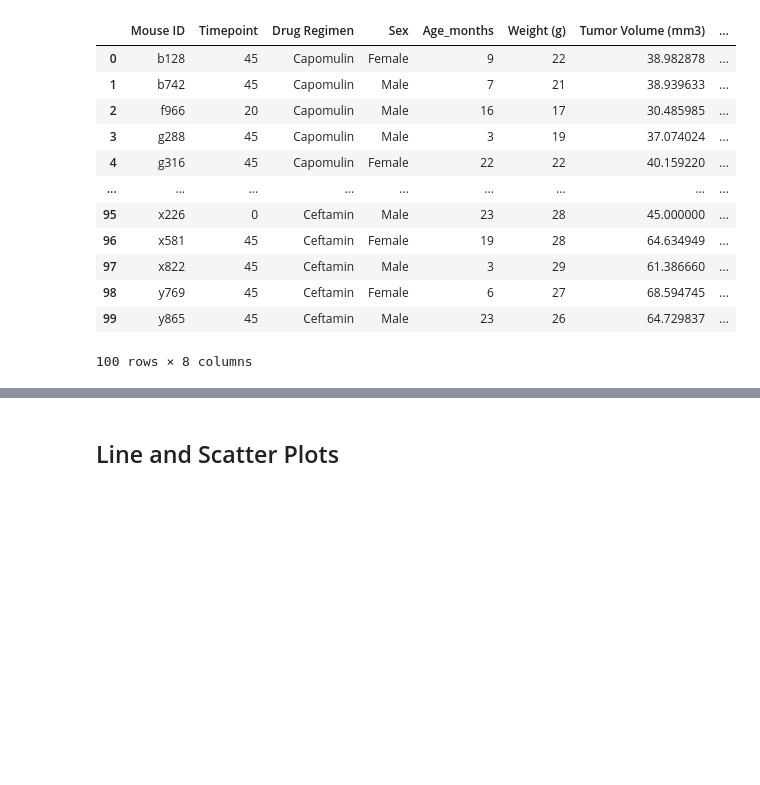
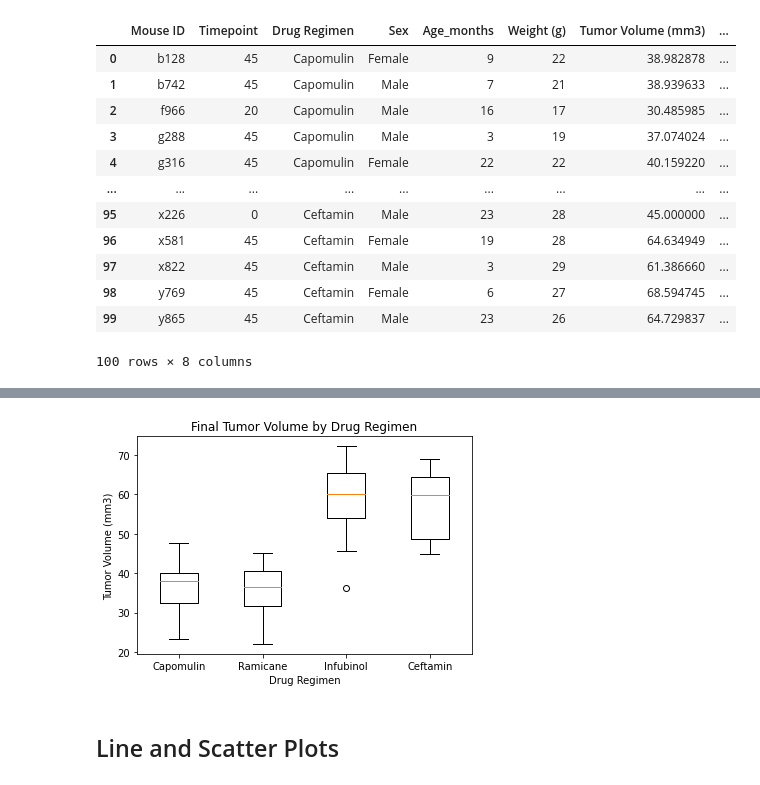
Before and after one commit to claws425/matplotlib-challenge, a Jupyter notebook: Pymaceuticals.ipynb, the cells around one changed output, grey strips where cells are left out. Cells and saved outputs as stored; diff of their text form; code cells hidden in the pictures; blank space fills up the shorter version.

Commit message:
finished quartile, added box plot, and line graph

```diff
--- a/Pymaceuticals.ipynb
+++ b/Pymaceuticals.ipynb
@@ -304,0 +292,30 @@ regimen_merge_df
+# %%
+# Create empty list to fill with tumor vol data (for plotting)
+tumor_vol_data = []
+
+# Put treatments into a list for for loop (and later for plot labels)
+treatments = ["Capomulin", "Ramicane", "Infubinol", "Ceftamin"]
+
+# Calculate the IQR and quantitatively determine if there are any potential outliers.
+
+for drug in treatments:
+    selected_regimen = regimen_merge_df.loc[regimen_merge_df["Drug Regimen"] == drug]
+    values = selected_regimen["Tumor Volume (mm3)"]
+    tumor_vol_data.append(values)
+    quartiles = values.quantile([.25,.5,.75])
+    lowerq = quartiles[0.25]
+    upperq = quartiles[0.75]
+    iqr = upperq-lowerq
+    print(f"The lower quartile for {drug} is: {lowerq}")
+    print(f"The upper quartile for {drug} is: {upperq}")
+    print(f"The interquartile range for {drug} is: {iqr}")
+    upper_bound = upperq + (1.5 * iqr)
+    lower_bound = lowerq - (1.5 * iqr)
+    print(f"The upper bound for {drug} is: {upper_bound}")
+    print(f"The lower bound for {drug} is: {lower_bound}")
+
+    upper_outliers_count = values.loc[regimen_merge_df["Tumor Volume (mm3)"] >= upper_bound].count()
+    lower_outliers_count = values.loc[regimen_merge_df["Tumor Volume (mm3)"] <= lower_bound].count()
+    total_outliers = upper_outliers_count + lower_outliers_count
+    print(f"The {drug} regimen has {total_outliers} outlier(s) ")
+    print ("----------------------------------------------------")
@@ -305,4 +340,15 @@ regimen_merge_df
 # %%
 # Generate a box plot of the final tumor volume of each mouse across four regimens of interest
+treatments = ["Capomulin", "Ramicane","Infubinol","Ceftamin"]
+fig1, ax = plt.subplots()
+ax.set_title("Final Tumor Volume by Drug Regimen")
+ax.set_xlabel("Drug Regimen")
+ax.set_ylabel("Tumor Volume (mm3)")
+ax.boxplot(tumor_vol_data)
+plt.xticks([1,2,3,4],treatments)
+
+plt.show()
+# %% [output]
+[figure, added]
 # %% [markdown]
 ## Line and Scatter Plots
```
Also changed, not shown: parts of 5 cells of this notebook.
